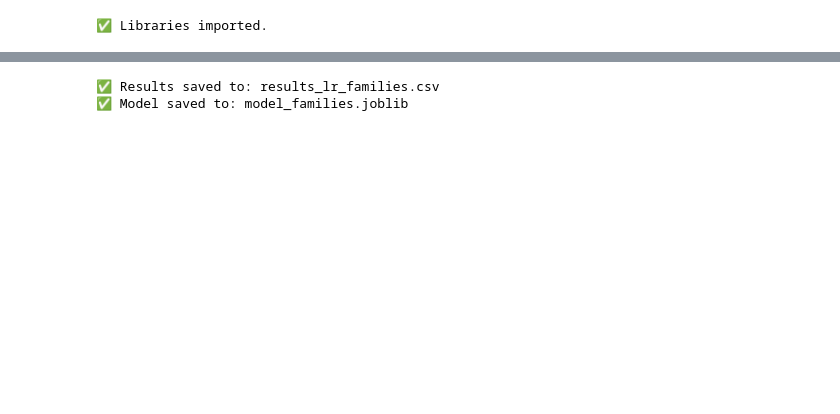
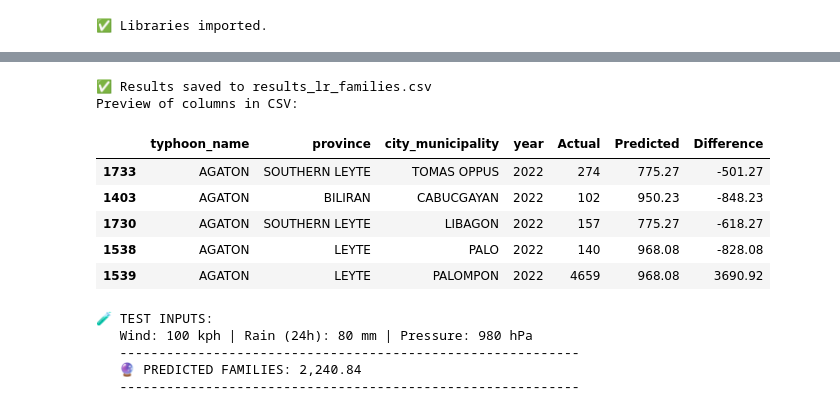
Before and after one commit to hirajya/K-Prototypes-Clustering-Algorithm-for-Post-Tropical-Cyclone-Impact-Profiling-in-the-Philippines, a Jupyter notebook: notebooks/Outcome Prediction/lr-predictions/families/families.ipynb, the cells around one changed output, grey strips where cells are left out. Saved outputs shown, nothing was run; the diff lists cells and outputs as text; code cells hidden in the pictures; blank space fills up the shorter version.

```diff
--- a/notebooks/Outcome Prediction/lr-predictions/families/families.ipynb
+++ b/notebooks/Outcome Prediction/lr-predictions/families/families.ipynb
@@ -249,31 +300,43 @@ plt.show()
 [figure]
-# %%
-# Output Filenames
-OUTPUT_MODEL_FILE = f'model_{TARGET_COLUMN}.joblib'
-OUTPUT_RESULTS_FILE = f'results_lr_{TARGET_COLUMN}.csv'
-
-# 1. Create Summary DataFrame
-results_df = pd.DataFrame({
-    'Actual': y_test.values,
-    'Predicted': y_pred_final,
-    'Target': TARGET_COLUMN
-})
-
-# 2. Save Results
-results_df.to_csv(OUTPUT_RESULTS_FILE, index=False)
-print(f"✅ Results saved to: {OUTPUT_RESULTS_FILE}")
-
-# # 3. Save Model Pipeline (Model + Scaler + Feature Names)
-# pipeline = {
-#     'model': final_model,
-#     'scaler': scaler,
-#     'features': input_features,
-#     'target': TARGET_COLUMN,
-#     'best_params': {'alpha': best_alpha}
-# }
-
-# joblib.dump(pipeline, OUTPUT_MODEL_FILE)
-# print(f"✅ Model saved to: {OUTPUT_MODEL_FILE}")
-# %% [output]
-✅ Results saved to: results_lr_families.csv
-✅ Model saved to: model_families.joblib
+# %%
+# --- 1. Prepare Output Data ---
+# Define the metadata columns you want to include
+meta_cols = ['typhoon_name', 'province', 'city_municipality', 'year']
+
+# Check which ones are actually in your dataframe to avoid errors
+available_meta = [c for c in meta_cols if c in df_clean.columns]
+
+# Retrieve the metadata for the specific rows in the test set using the index
+test_metadata = df_clean.loc[y_test.index, available_meta].copy()
+
+# Create the prediction results dataframe
+results_df = pd.DataFrame({
+    'Actual': y_test.values,
+    'Predicted': np.round(y_pred_final, 2),
+    'Difference': np.round(y_test.values - y_pred_final, 2)
+}, index=y_test.index)
+
+# Concatenate the metadata with the results
+final_output = pd.concat([test_metadata, results_df], axis=1)
+
+# --- SORTING STEP ---
+# Sort by Typhoon Name (A-Z) then Year (Ascending)
+if 'typhoon_name' in final_output.columns and 'year' in final_output.columns:
+    final_output.sort_values(by=['typhoon_name', 'year'], ascending=[True, True], inplace=True)
+
+# --- 2. Save to CSV ---
+csv_filename = f'results_lr_{TARGET_COLUMN}.csv'
+final_output.to_csv(csv_filename, index=False)
+
+print(f"✅ Results saved to {csv_filename}")
+print("Preview of columns in CSV:")
+display(final_output.head())
+# %% [output]
+✅ Results saved to results_lr_families.csv
+Preview of columns in CSV:
+|  | typhoon_name | province | city_municipality | year | Actual | Predicted | Difference |
+| 1733 | AGATON | SOUTHERN LEYTE | TOMAS OPPUS | 2022 | 274 | 775.27 | -501.27 |
+| 1403 | AGATON | BILIRAN | CABUCGAYAN | 2022 | 102 | 950.23 | -848.23 |
+| 1730 | AGATON | SOUTHERN LEYTE | LIBAGON | 2022 | 157 | 775.27 | -618.27 |
+| 1538 | AGATON | LEYTE | PALO | 2022 | 140 | 968.08 | -828.08 |
+| 1539 | AGATON | LEYTE | PALOMPON | 2022 | 4659 | 968.08 | 3690.92 |
@@ -279,0 +372,8 @@ print(f"✅ Results saved to: {OUTPUT_RESULTS_FILE}")
+# %%
+test_prediction(wind_kph=100, rain_24hr=80, storm_rain_mm=150, pressure_hpa=980)
+# %% [output]
+🧪 TEST INPUTS:
+   Wind: 100 kph | Rain (24h): 80 mm | Pressure: 980 hPa
+   -----------------------------------------------------------
+   🔮 PREDICTED FAMILIES: 2,240.84
+   -----------------------------------------------------------
```
Also changed, not shown: parts of 11 cells of this notebook, 6 other files.
